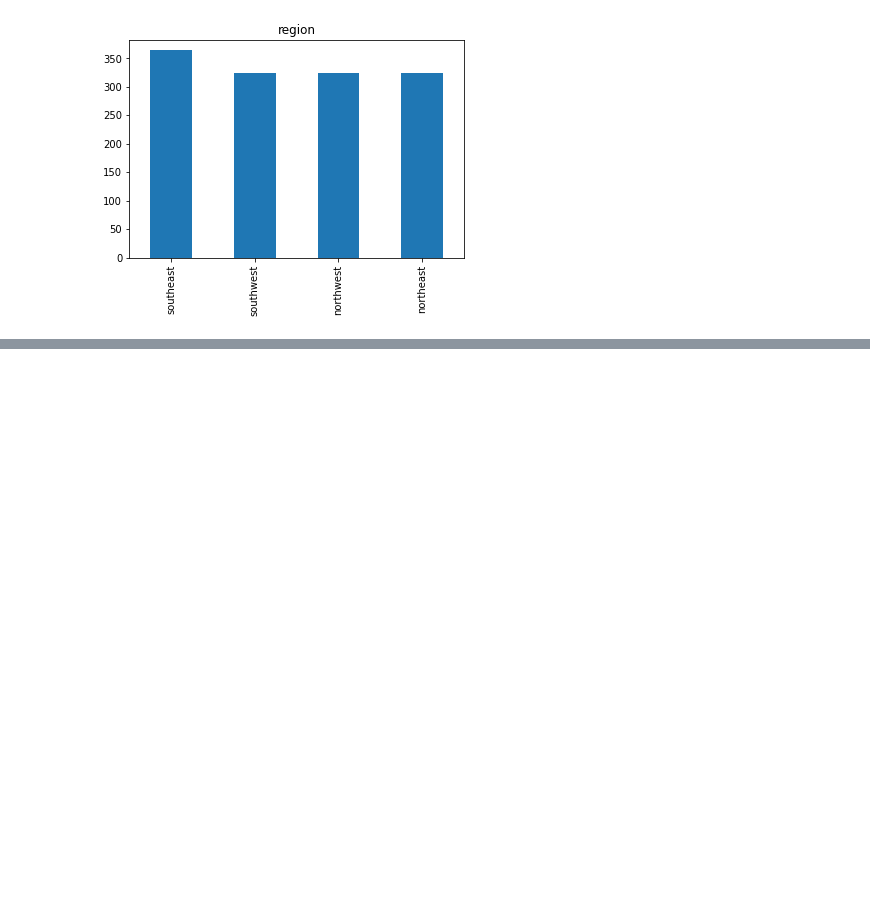
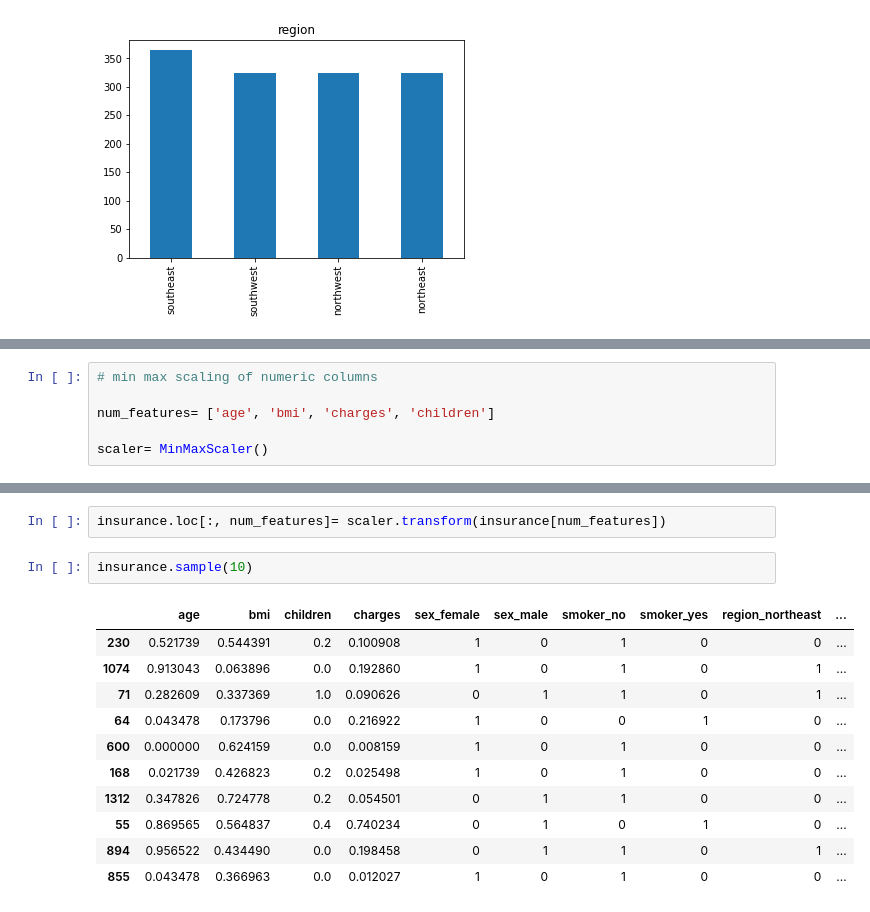
Before and after one commit to iliembellevue/DSC-450, a Jupyter notebook: Project1/Health_Insurance_Premiums.ipynb, the cells around one changed output, grey strips where cells are left out. Saved outputs shown, nothing was run; the diff lists cells and outputs as text; blank space fills up the shorter version.

```diff
--- a/Project1/Health_Insurance_Premiums.ipynb
+++ b/Project1/Health_Insurance_Premiums.ipynb
@@ -138,0 +188,6 @@ pandas_profiling.ProfileReport(insurance)
+# %%
+# min max scaling of numeric columns
+
+num_features= ['age', 'bmi', 'charges', 'children']
+
+scaler= MinMaxScaler()
@@ -138,0 +198,16 @@ pandas_profiling.ProfileReport(insurance)
+# %%
+insurance.loc[:, num_features]= scaler.transform(insurance[num_features])
+# %%
+insurance.sample(10)
+# %% [output]
+|  | age | bmi | children | charges | sex_female | sex_male | smoker_no | smoker_yes | region_northeast | ... |
+| 230 | 0.521739 | 0.544391 | 0.2 | 0.100908 | 1 | 0 | 1 | 0 | 0 | ... |
+| 1074 | 0.913043 | 0.063896 | 0.0 | 0.192860 | 1 | 0 | 1 | 0 | 1 | ... |
+| 71 | 0.282609 | 0.337369 | 1.0 | 0.090626 | 0 | 1 | 1 | 0 | 1 | ... |
+| 64 | 0.043478 | 0.173796 | 0.0 | 0.216922 | 1 | 0 | 0 | 1 | 0 | ... |
+| 600 | 0.000000 | 0.624159 | 0.0 | 0.008159 | 1 | 0 | 1 | 0 | 0 | ... |
+| 168 | 0.021739 | 0.426823 | 0.2 | 0.025498 | 1 | 0 | 1 | 0 | 0 | ... |
+| 1312 | 0.347826 | 0.724778 | 0.2 | 0.054501 | 0 | 1 | 1 | 0 | 0 | ... |
+| 55 | 0.869565 | 0.564837 | 0.4 | 0.740234 | 0 | 1 | 0 | 1 | 0 | ... |
+| 894 | 0.956522 | 0.434490 | 0.0 | 0.198458 | 0 | 1 | 1 | 0 | 1 | ... |
+| 855 | 0.043478 | 0.366963 | 0.0 | 0.012027 | 1 | 0 | 1 | 0 | 0 | ... |
```
Also changed, not shown: parts of 9 cells of this notebook.
